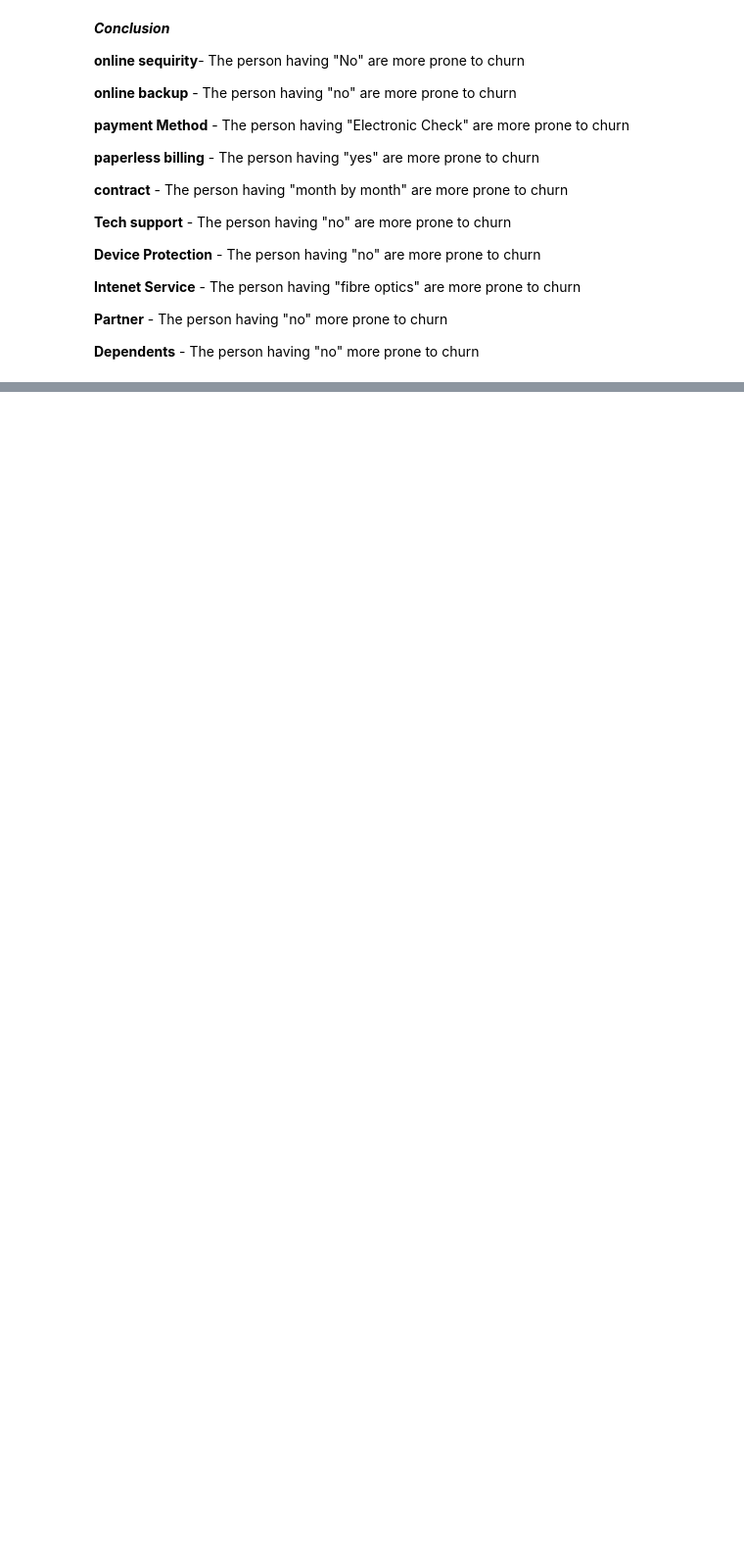
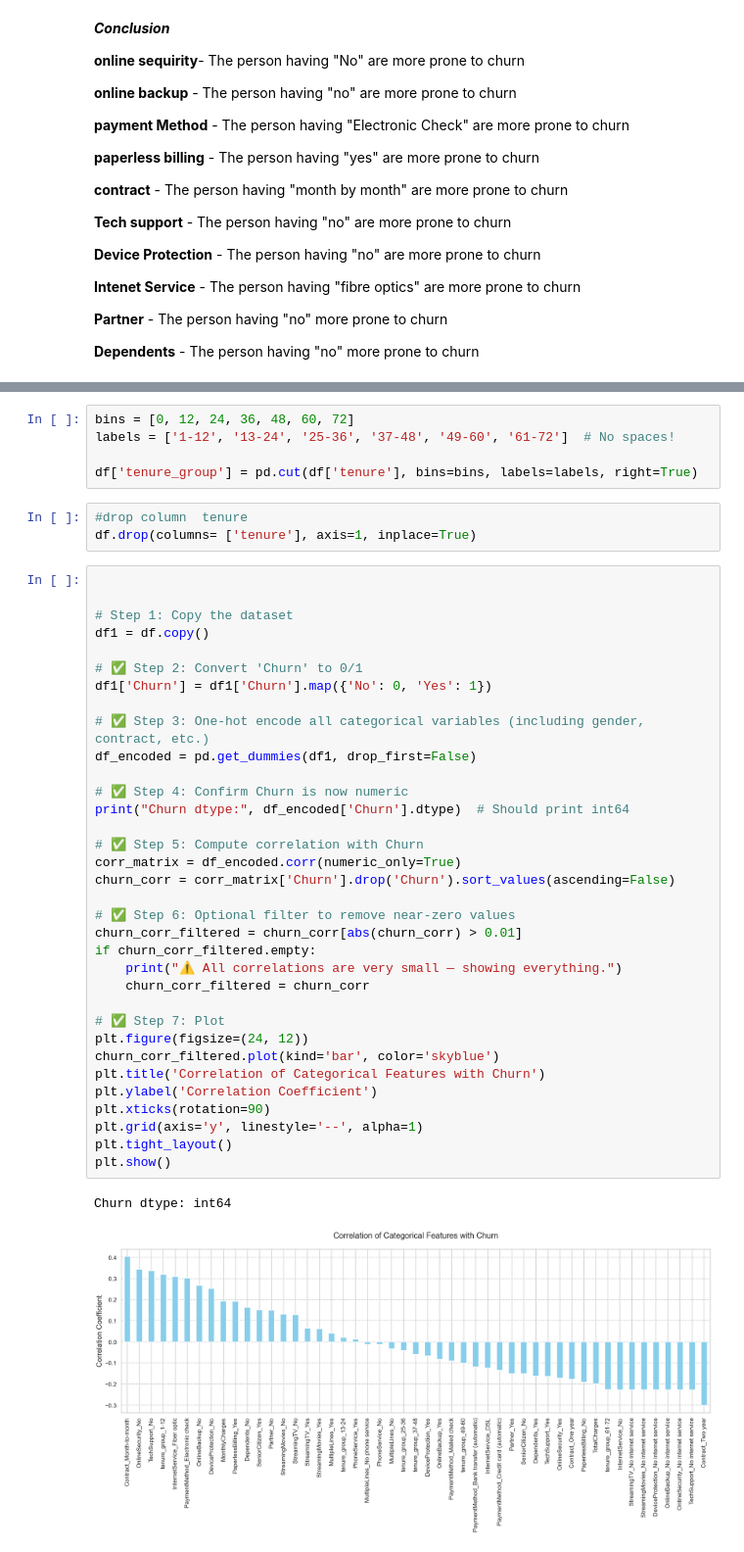
Before and after one commit to Rana-Sarvjeet/Predicting-Customer-Churn-in-Telecom-Using-Machine-Learning-Algorithms, a Jupyter notebook: churn analysis. EDA .ipynb, the cells around one changed output, grey strips where cells are left out. Shown at 98% size. Saved outputs shown, nothing was run; the diff lists cells and outputs as text; blank space fills up the shorter version.

```diff
--- a/churn analysis. EDA .ipynb
+++ b/churn analysis. EDA .ipynb
@@ -226,0 +254,45 @@ plt.show()
+# %%
+bins = [0, 12, 24, 36, 48, 60, 72]
+labels = ['1-12', '13-24', '25-36', '37-48', '49-60', '61-72']  # No spaces!
+
+df['tenure_group'] = pd.cut(df['tenure'], bins=bins, labels=labels, right=True)
+# %%
+#drop column  tenure
+df.drop(columns= ['tenure'], axis=1, inplace=True)
+# %%
+
+
+# Step 1: Copy the dataset
+df1 = df.copy()
+
+# ✅ Step 2: Convert 'Churn' to 0/1
+df1['Churn'] = df1['Churn'].map({'No': 0, 'Yes': 1})
+
+# ✅ Step 3: One-hot encode all categorical variables (including gender, contract, etc.)
+df_encoded = pd.get_dummies(df1, drop_first=False)
+
+# ✅ Step 4: Confirm Churn is now numeric
+print("Churn dtype:", df_encoded['Churn'].dtype)  # Should print int64
+
+# ✅ Step 5: Compute correlation with Churn
+corr_matrix = df_encoded.corr(numeric_only=True)
+churn_corr = corr_matrix['Churn'].drop('Churn').sort_values(ascending=False)
+
+# ✅ Step 6: Optional filter to remove near-zero values
+churn_corr_filtered = churn_corr[abs(churn_corr) > 0.01]
+if churn_corr_filtered.empty:
+    print("⚠️ All correlations are very small — showing everything.")
+    churn_corr_filtered = churn_corr
+
+# ✅ Step 7: Plot
+plt.figure(figsize=(24, 12))
+churn_corr_filtered.plot(kind='bar', color='skyblue')
+plt.title('Correlation of Categorical Features with Churn')
+plt.ylabel('Correlation Coefficient')
+plt.xticks(rotation=90)
+plt.grid(axis='y', linestyle='--', alpha=1)
+plt.tight_layout()
+plt.show()
+# %% [output]
+Churn dtype: int64
+[figure, added]
```
Also changed, not shown: parts of 17 cells of this notebook, 3 other files.
